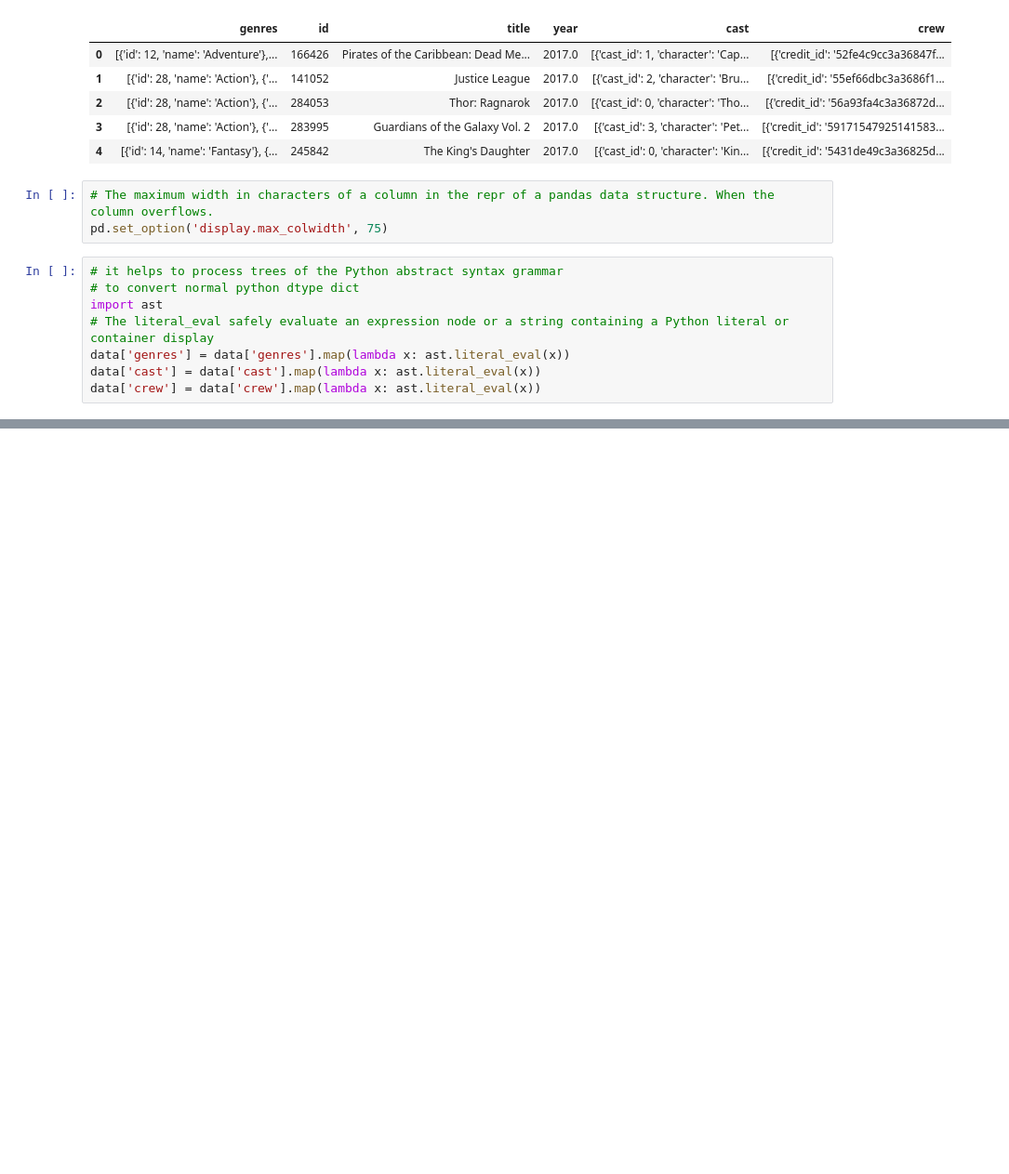
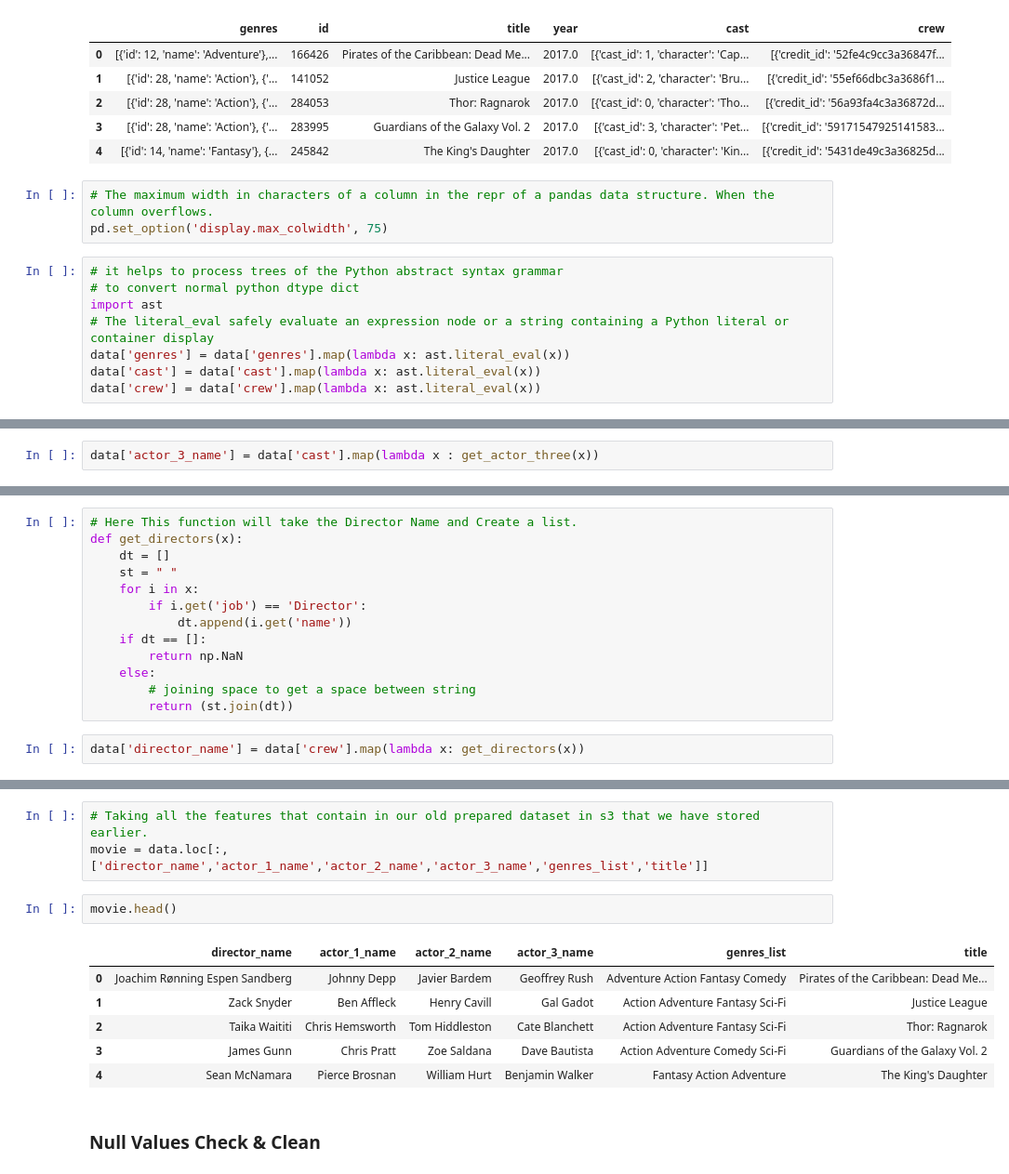
Before and after one commit to deepatabc/Movie-Recommend, a Jupyter notebook: DataPreparing/jupyterNotebook/Base_preprocessing.ipynb, the cells around one changed output, grey strips where cells are left out. Shown at 93% size. Saved outputs shown, nothing was run; the diff lists cells and outputs as text; blank space fills up the shorter version.

Commit message:
dataset cleaning process done

```diff
--- a/DataPreparing/jupyterNotebook/Base_preprocessing.ipynb
+++ b/DataPreparing/jupyterNotebook/Base_preprocessing.ipynb
@@ -235,0 +335,2 @@ data['crew'] = data['crew'].map(lambda x: ast.literal_eval(x))
+# %%
+data['actor_3_name'] = data['cast'].map(lambda x : get_actor_three(x))
@@ -235,0 +352,15 @@ data['crew'] = data['crew'].map(lambda x: ast.literal_eval(x))
+# %%
+# Here This function will take the Director Name and Create a list.
+def get_directors(x):
+    dt = []
+    st = " "
+    for i in x:
+        if i.get('job') == 'Director':
+            dt.append(i.get('name'))
+    if dt == []:
+        return np.NaN
+    else:
+        # joining space to get a space between string
+        return (st.join(dt))
+# %%
+data['director_name'] = data['crew'].map(lambda x: get_directors(x))
@@ -235,0 +382,14 @@ data['crew'] = data['crew'].map(lambda x: ast.literal_eval(x))
+# %%
+# Taking all the features that contain in our old prepared dataset in s3 that we have stored earlier.
+movie = data.loc[:,['director_name','actor_1_name','actor_2_name','actor_3_name','genres_list','title']]
+# %%
+movie.head()
+# %% [output]
+|  | director_name | actor_1_name | actor_2_name | actor_3_name | genres_list | title |
+| 0 | Joachim Rønning Espen Sandberg | Johnny Depp | Javier Bardem | Geoffrey Rush | Adventure Action Fantasy Comedy | Pirates of the Caribbean: Dead Me... |
+| 1 | Zack Snyder | Ben Affleck | Henry Cavill | Gal Gadot | Action Adventure Fantasy Sci-Fi | Justice League |
+| 2 | Taika Waititi | Chris Hemsworth | Tom Hiddleston | Cate Blanchett | Action Adventure Fantasy Sci-Fi | Thor: Ragnarok |
+| 3 | James Gunn | Chris Pratt | Zoe Saldana | Dave Bautista | Action Adventure Comedy Sci-Fi | Guardians of the Galaxy Vol. 2 |
+| 4 | Sean McNamara | Pierce Brosnan | William Hurt | Benjamin Walker | Fantasy Action Adventure | The King's Daughter |
+# %% [markdown]
+### Null Values Check & Clean
```
Also changed, not shown: parts of 15 cells of this notebook.
